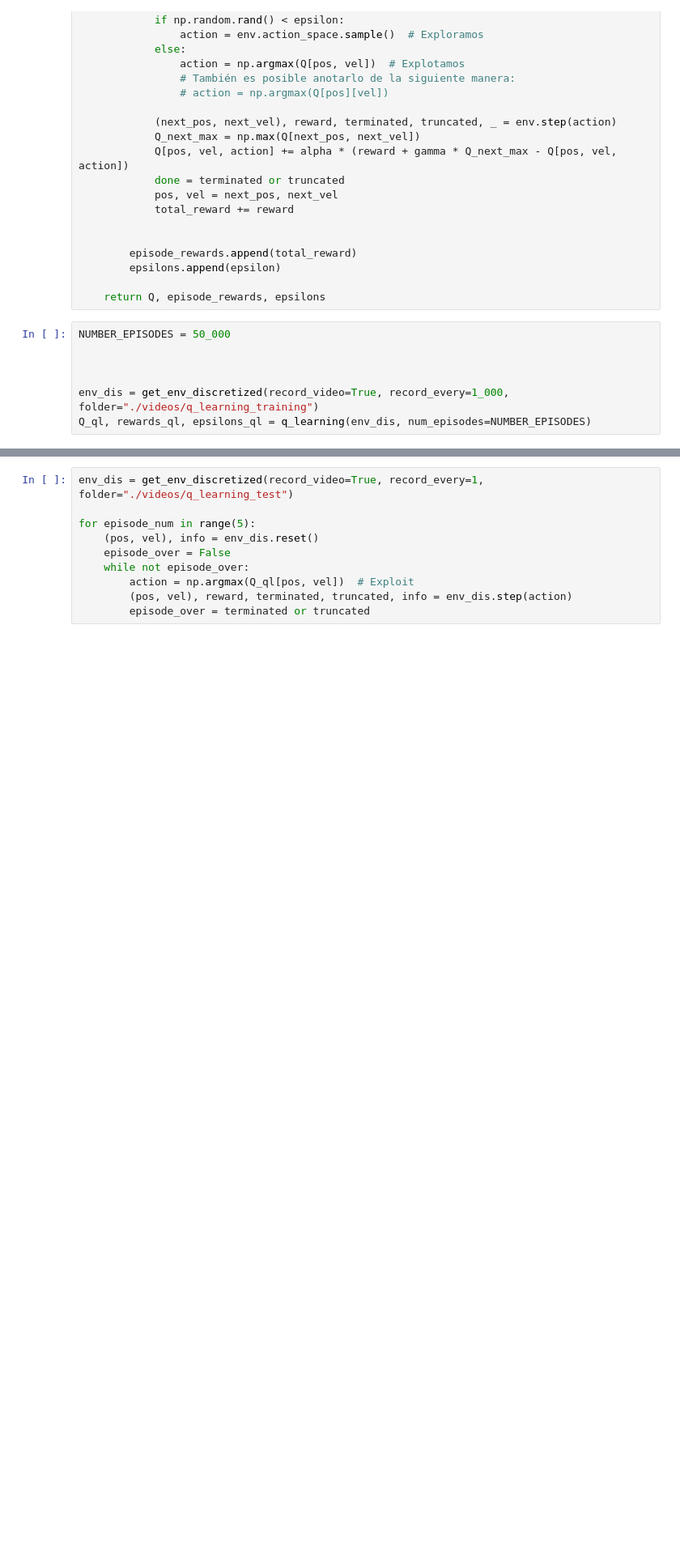
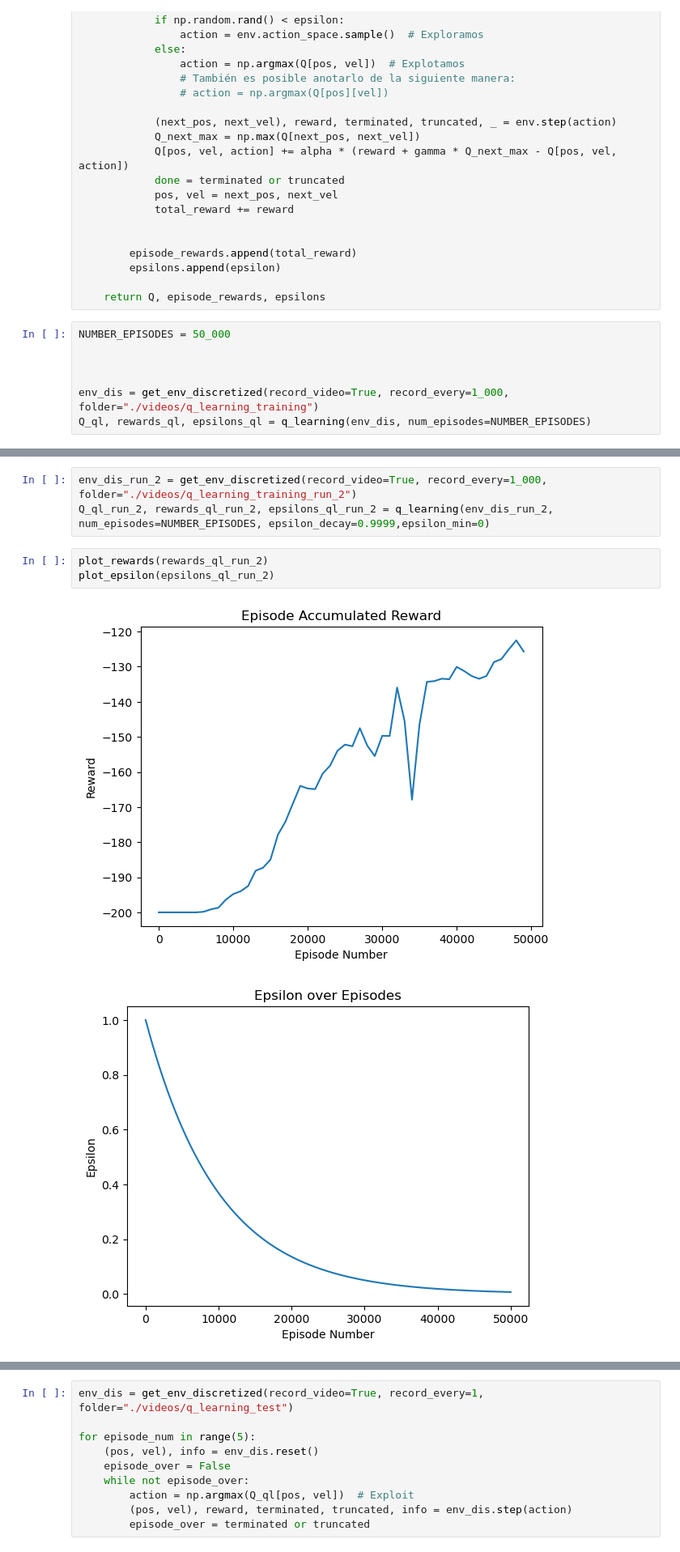
Before and after one commit to bluezombie/talleria-lab04, a Jupyter notebook: Temporal Difference-letra.ipynb, the cells around one changed output, grey strips where cells are left out. Shown at 81% size. Cells and saved outputs as stored; diff of their text form; blank space fills up the shorter version.

```diff
--- a/Temporal Difference-letra.ipynb
+++ b/Temporal Difference-letra.ipynb
@@ -244,0 +247,9 @@ plot_epsilon(epsilons_ql)
+# %%
+env_dis_run_2 = get_env_discretized(record_video=True, record_every=1_000, folder="./videos/q_learning_training_run_2")
+Q_ql_run_2, rewards_ql_run_2, epsilons_ql_run_2 = q_learning(env_dis_run_2, num_episodes=NUMBER_EPISODES, epsilon_decay=0.9999,epsilon_min=0)
+# %%
+plot_rewards(rewards_ql_run_2)
+plot_epsilon(epsilons_ql_run_2)
+# %% [output]
+[figure, added]
+[figure, added]
```
Also changed, not shown: parts of 16 cells of this notebook.
